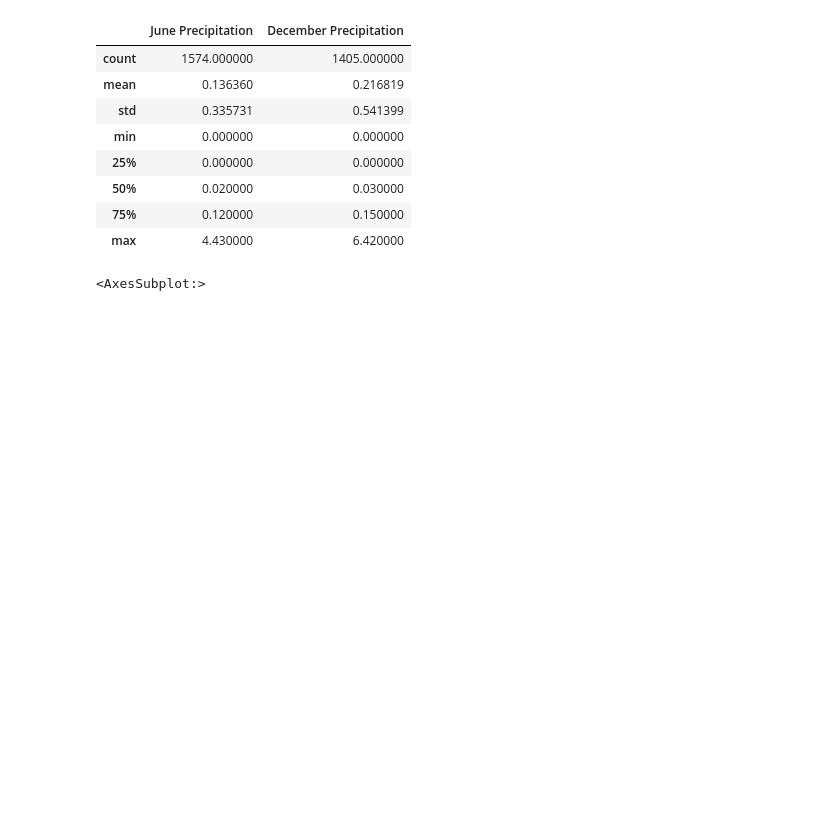
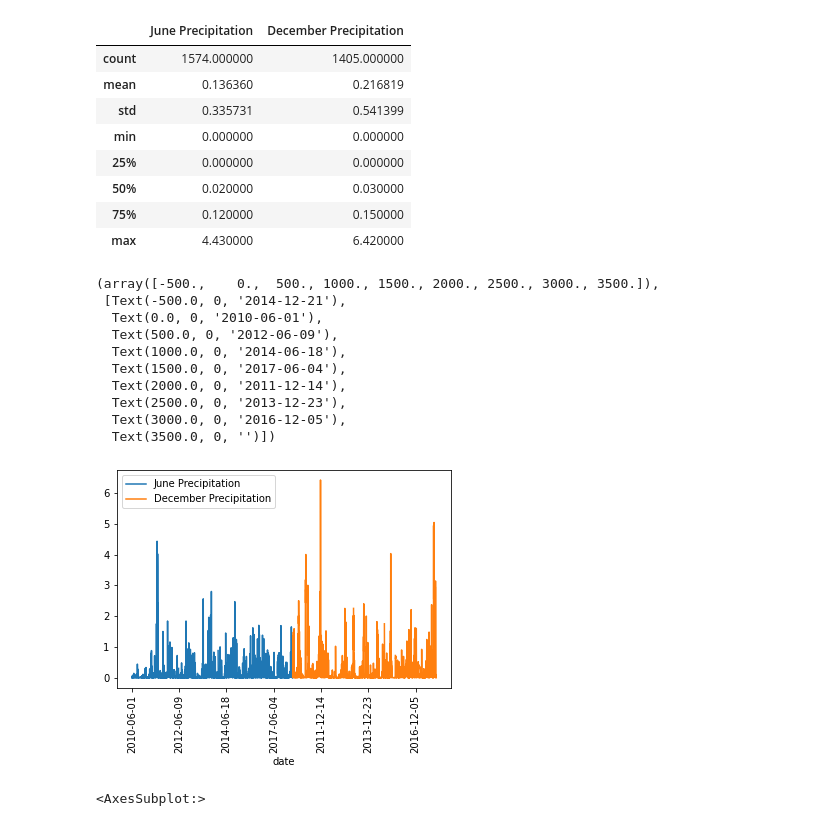
Before and after one commit to olesyapro888/Surfs_shop_analysis_Statistics_SQLAlchemy_SQLite, a Jupyter notebook: SurfsUp_Challenge.ipynb, the cells around one changed output. Saved outputs shown, nothing was run; the diff lists cells and outputs as text; code cells hidden in the pictures; blank space fills up the shorter version.

```diff
--- a/SurfsUp_Challenge.ipynb
+++ b/SurfsUp_Challenge.ipynb
@@ -254,6 +254,23 @@ prcps_Jun_Dec_df.describe()
 | 50% | 0.020000 | 0.030000 |
 | 75% | 0.120000 | 0.150000 |
 | max | 4.430000 | 6.420000 |
+# %%
+prcps_Jun_Dec_df.set_index(prcps_Jun_Dec_df['date'],inplace=True)
+prcps_Jun_Dec_df.sort_index()
+prcps_Jun_Dec_df.plot()
+plt.xticks(rotation=90)
+# %% [output]
+(array([-500.,    0.,  500., 1000., 1500., 2000., 2500., 3000., 3500.]),
+ [Text(-500.0, 0, '2014-12-21'),
+  Text(0.0, 0, '2010-06-01'),
+  Text(500.0, 0, '2012-06-09'),
+  Text(1000.0, 0, '2014-06-18'),
+  Text(1500.0, 0, '2017-06-04'),
+  Text(2000.0, 0, '2011-12-14'),
+  Text(2500.0, 0, '2013-12-23'),
+  Text(3000.0, 0, '2016-12-05'),
+  Text(3500.0, 0, '')])
+[figure, added]
 # %%
 prcps_Jun_Dec_df.boxplot(column=['June Precipitation', 'December Precipitation'], sym='')
 # %% [output]
```
Also changed, not shown: parts of 8 cells of this notebook, 2 other files.
